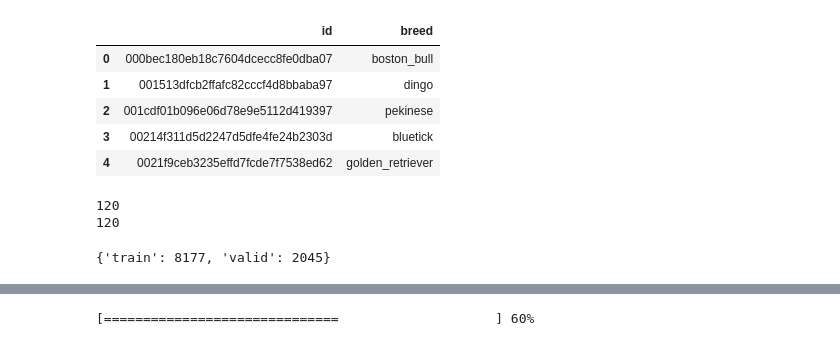
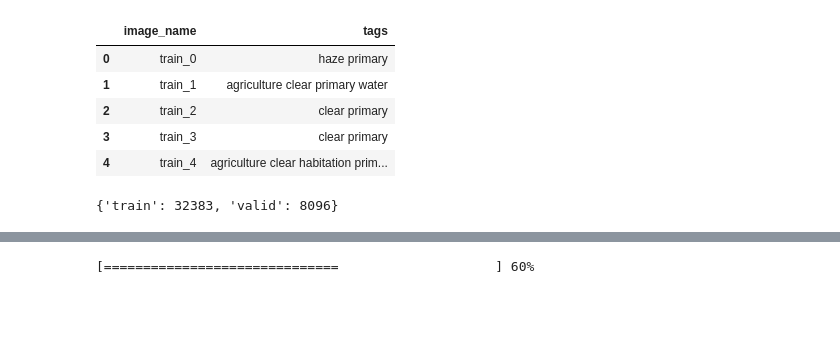
Before and after one commit to stanimman/Fast_ai, a Jupyter notebook: Lesson_3_Planet__Amazon.ipynb, the cells around one changed output, grey strips where cells are left out. Saved outputs shown, nothing was run; the diff lists cells and outputs as text; code cells hidden in the pictures; blank space fills up the shorter version.

```diff
--- a/Lesson_3_Planet__Amazon.ipynb
+++ b/Lesson_3_Planet__Amazon.ipynb
@@ -121,22 +115,17 @@ from sklearn.model_selection import train_test_split
 
 pd.set_option('display.max_rows', 500)
 # %%
-data_dir = '/content'
-label_df = pd.read_csv(join(data_dir, 'labels.csv'))
+data_dir = '/train-jpg'
+label_df = pd.read_csv('train_v2.csv')
 label_df.head()
 # %% [output]
-|  | id | breed |
-| 0 | 000bec180eb18c7604dcecc8fe0dba07 | boston_bull |
-| 1 | 001513dfcb2ffafc82cccf4d8bbaba97 | dingo |
-| 2 | 001cdf01b096e06d78e9e5112d419397 | pekinese |
-| 3 | 00214f311d5d2247d5dfe4fe24b2303d | bluetick |
-| 4 | 0021f9ceb3235effd7fcde7f7538ed62 | golden_retriever |
+|  | image_name | tags |
+| 0 | train_0 | haze primary |
+| 1 | train_1 | agriculture clear primary water |
+| 2 | train_2 | clear primary |
+| 3 | train_3 | clear primary |
+| 4 | train_4 | agriculture clear habitation prim... |
 # %%
-train, valid = train_test_split(label_df, test_size = 0.2, stratify = label_df["breed"])
-print(len(train["breed"].unique()))
-print(len(valid["breed"].unique()))
+train, valid = train_test_split(label_df, test_size = 0.2)
 train.to_csv("train.csv", index = False)
 valid.to_csv("valid.csv", index = False)
-# %% [output]
-120
-120
@@ -166,8 +233,8 @@ data_transforms = {
     ])
 }
 # %%
-image_datasets = {"train": DatasetFromCsv("train.csv", "train/", data_transforms["train"]),
-                  "valid": DatasetFromCsv("valid.csv", "train/", data_transforms["valid"])}
+image_datasets = {"train": MultiLabel("train.csv", "train-jpg/", data_transforms["train"]),
+                  "valid": MultiLabel("valid.csv", "/train-jpg", data_transforms["valid"])}
 
 dataloaders = {x: DataLoader(image_datasets[x], batch_size=64, shuffle=True, num_workers=0)
                for x in ['train', 'valid']}
@@ -175,4 +242,4 @@ dataloaders = {x: DataLoader(image_datasets[x], batch_size=64, shuffle=True, num
 dataset_sizes = {x: len(image_datasets[x]) for x in ['train', 'valid']}
 dataset_sizes
 # %% [output]
-{'train': 8177, 'valid': 2045}
+{'train': 32383, 'valid': 8096}
```
Also changed, not shown: parts of 20 cells of this notebook.
